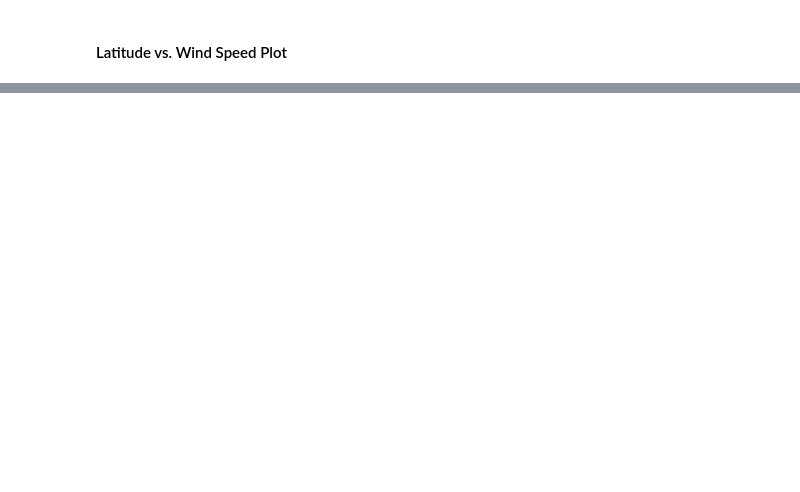
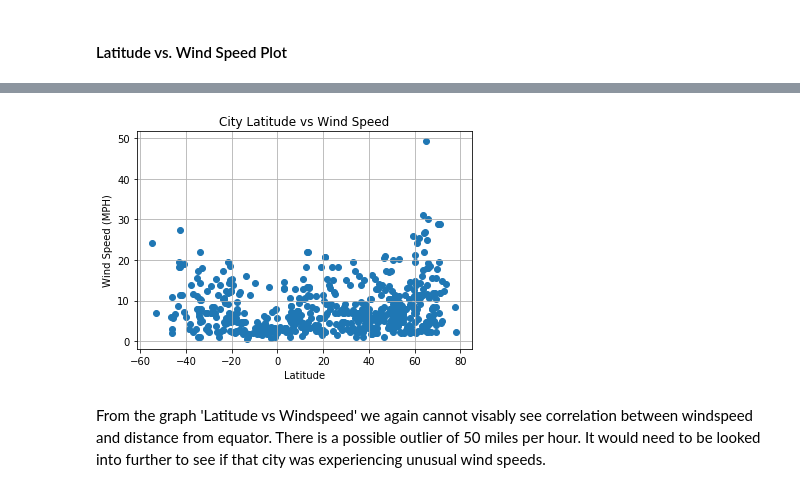
Before and after one commit to erikaplarsen/Assignment-6, a Jupyter notebook: WeatherPy.ipynb, the cells around one changed output, grey strips where cells are left out. Saved outputs shown, nothing was run; the diff lists cells and outputs as text; code cells hidden in the pictures; blank space fills up the shorter version.

```diff
--- a/WeatherPy.ipynb
+++ b/WeatherPy.ipynb
@@ -173,0 +191,11 @@ weather_df.head()
+# %%
+plt.scatter(lat,wind_speed)
+plt.title("City Latitude vs Wind Speed")
+plt.xlabel("Latitude")
+plt.ylabel("Wind Speed (MPH)")
+plt.grid()
+plt.savefig('Latitude vs Wind Speed')
+# %% [output]
+[figure, added]
+# %% [markdown]
+From the graph 'Latitude vs Windspeed' we again cannot visably see correlation between windspeed and distance from equator. There is a possible outlier of 50 miles per hour. It would need to be looked into further to see if that city was experiencing unusual wind speeds.
```
Also changed, not shown: parts of 17 cells of this notebook, 5 other files.
